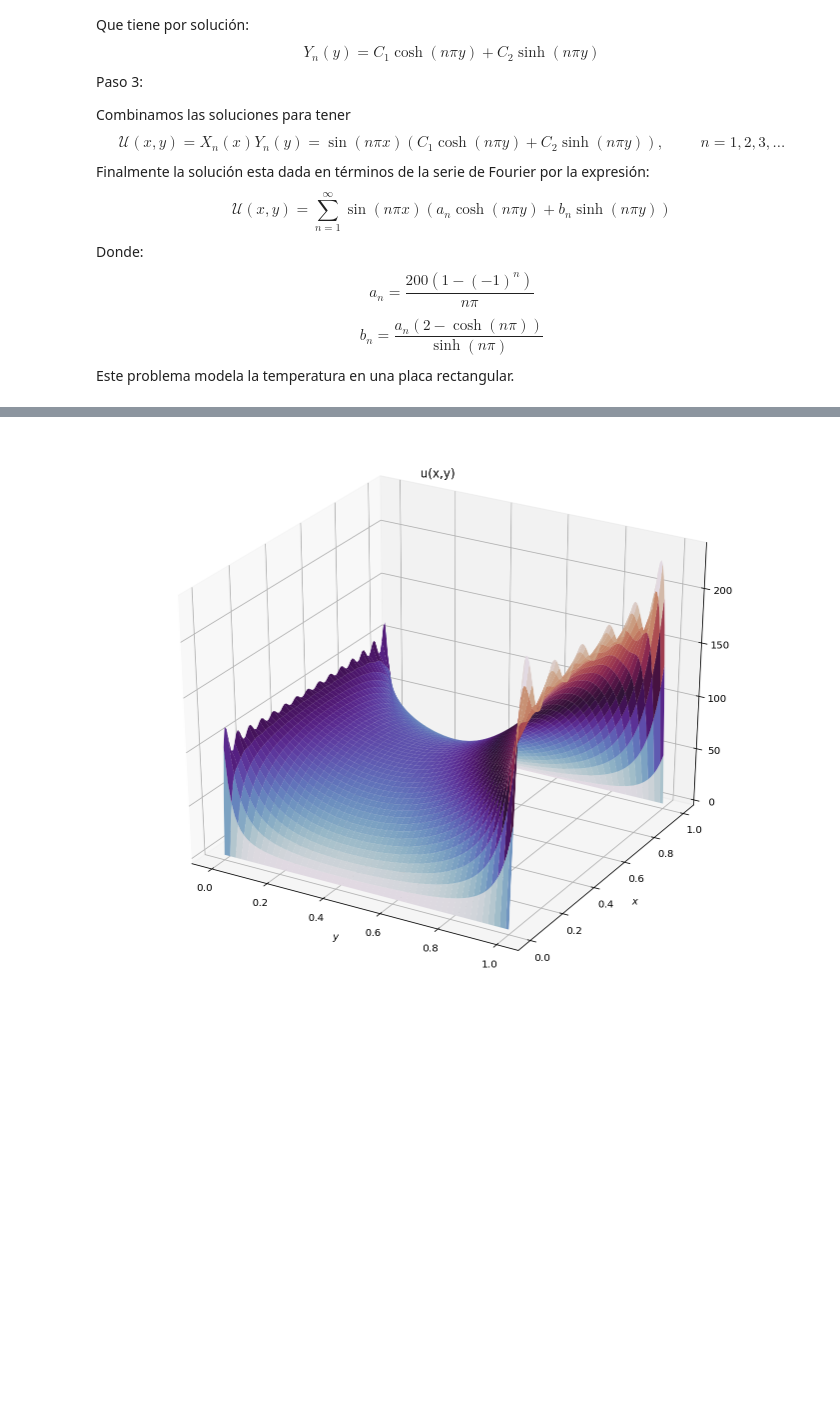
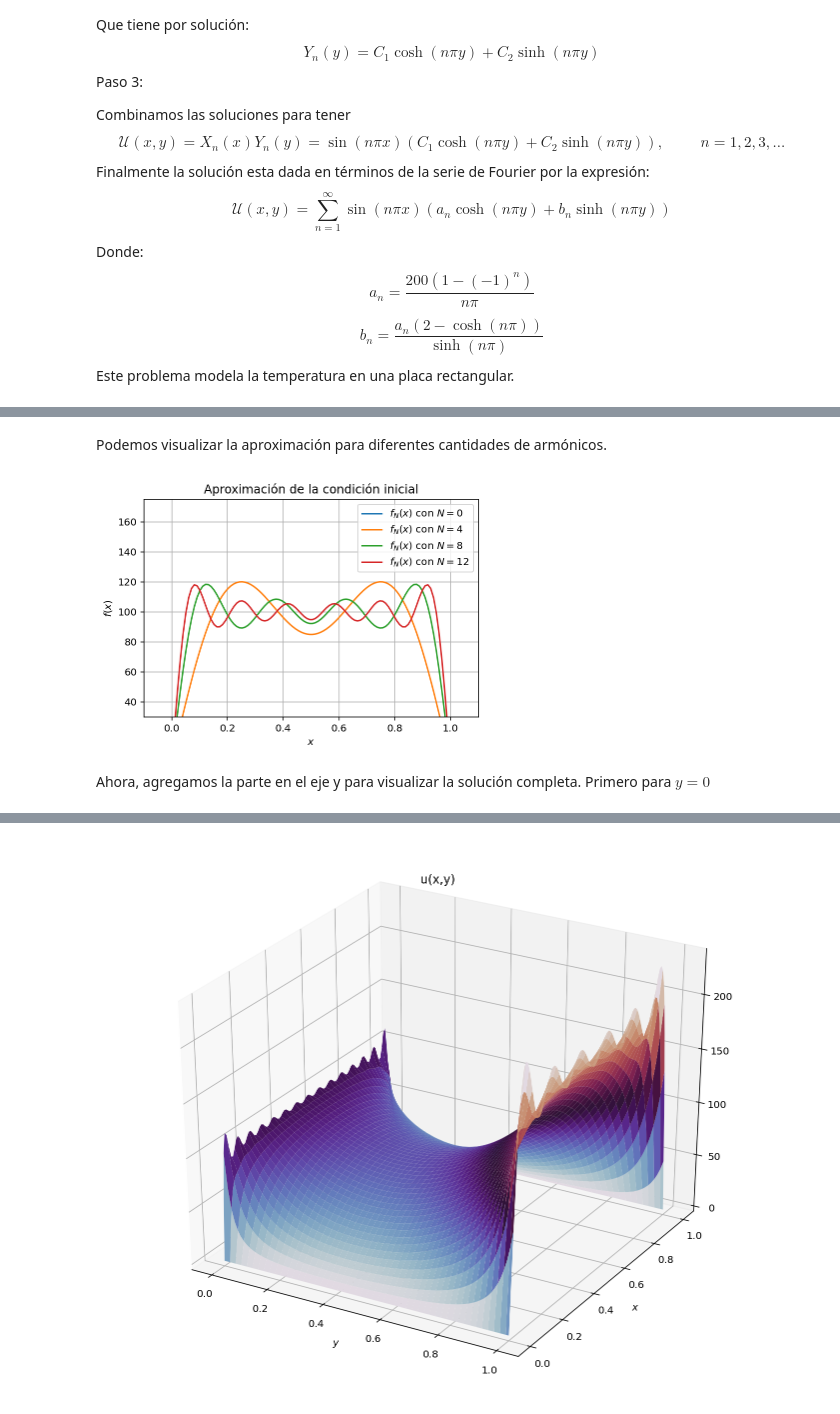
Before and after one commit to Jdvilan/suprema-octo-panqueque, a Jupyter notebook: Dirichlet_a.ipynb, the cells around one changed output, grey strips where cells are left out. Cells and saved outputs as stored; diff of their text form; code cells hidden in the pictures; blank space fills up the shorter version.

```diff
--- a/Dirichlet_a.ipynb
+++ b/Dirichlet_a.ipynb
@@ -41 +72,14 @@ import matplotlib.pyplot as plt
+# %% [markdown]
+Podemos visualizar la aproximación para diferentes cantidades de armónicos.
+# %%
+for i in range(0,14,4):
+    plot(x,u_0(x,i),label='$f_N(x)$ con $N=%d$' %i)
+plt.xlabel('$x$'); plt.ylabel('$f(x)$');
+plt.title("Aproximación de la condición inicial")
+xlim([-0.1,1.1]),ylim([30,175]),grid(),legend()
+show()
+# %% [output]
+[figure, added]
+# %% [markdown]
+Ahora, agregamos la parte en el eje y para visualizar la solución completa. Primero para $y=0$
 # %%
```
Also changed, not shown: parts of 12 cells of this notebook.
